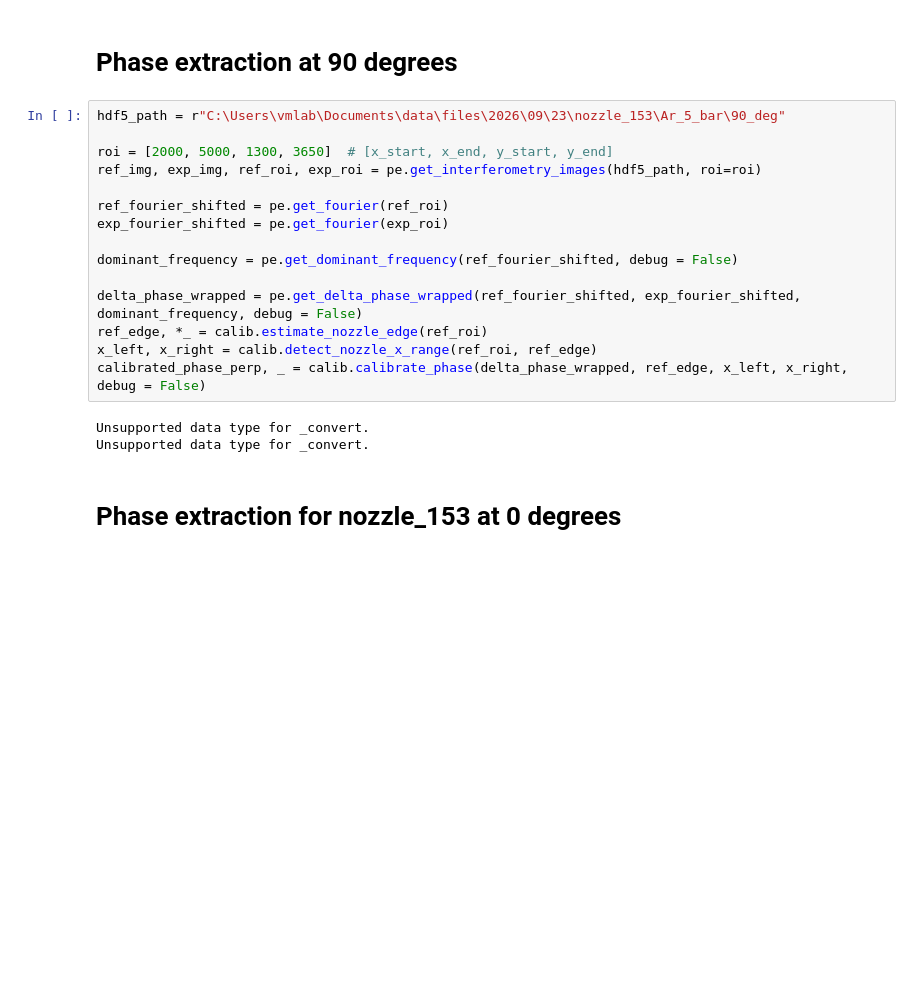
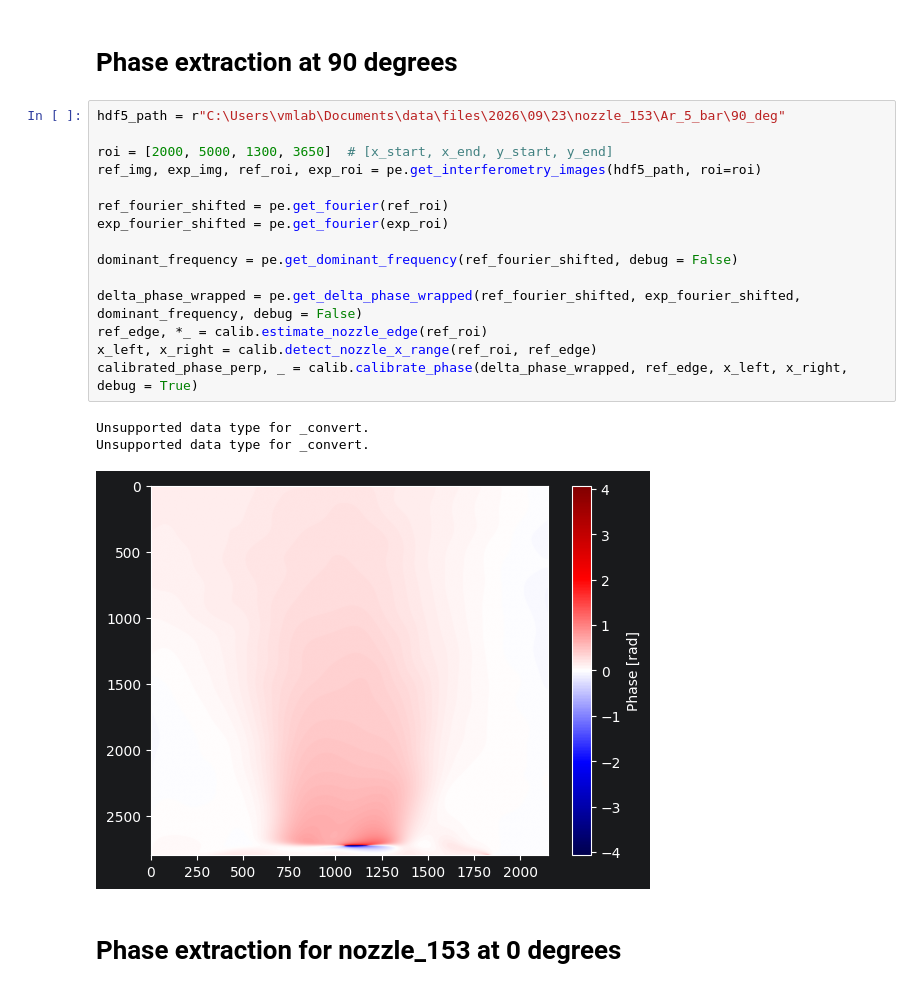
Before and after one commit to MalkaTargetry/nozzle_analysis, a Jupyter notebook: notebooks/nozzle_153.ipynb, the cells around one changed output. Saved outputs shown, nothing was run; the diff lists cells and outputs as text; blank space fills up the shorter version.

```diff
--- a/notebooks/nozzle_153.ipynb
+++ b/notebooks/nozzle_153.ipynb
@@ -29,21 +30,22 @@ import src.slit_analysis as sa
 # %%
 hdf5_path = r"C:\Users\vmlab\Documents\data\files\2026\09\23\nozzle_153\Ar_5_bar\90_deg"
 
 roi = [2000, 5000, 1300, 3650]  # [x_start, x_end, y_start, y_end]
 ref_img, exp_img, ref_roi, exp_roi = pe.get_interferometry_images(hdf5_path, roi=roi)
 
 ref_fourier_shifted = pe.get_fourier(ref_roi)
 exp_fourier_shifted = pe.get_fourier(exp_roi)
 
 dominant_frequency = pe.get_dominant_frequency(ref_fourier_shifted, debug = False)
 
 delta_phase_wrapped = pe.get_delta_phase_wrapped(ref_fourier_shifted, exp_fourier_shifted, dominant_frequency, debug = False)
 ref_edge, *_ = calib.estimate_nozzle_edge(ref_roi)
 x_left, x_right = calib.detect_nozzle_x_range(ref_roi, ref_edge)
-calibrated_phase_perp, _ = calib.calibrate_phase(delta_phase_wrapped, ref_edge, x_left, x_right, debug = False)
+calibrated_phase_perp, _ = calib.calibrate_phase(delta_phase_wrapped, ref_edge, x_left, x_right, debug = True)
 # %% [output]
 Unsupported data type for _convert.
 Unsupported data type for _convert.
+[figure, added]
 # %% [markdown]
 # Phase extraction for nozzle_153 at 0 degrees
 # %%
```
Also changed, not shown: parts of 7 cells of this notebook, 1 other file.
